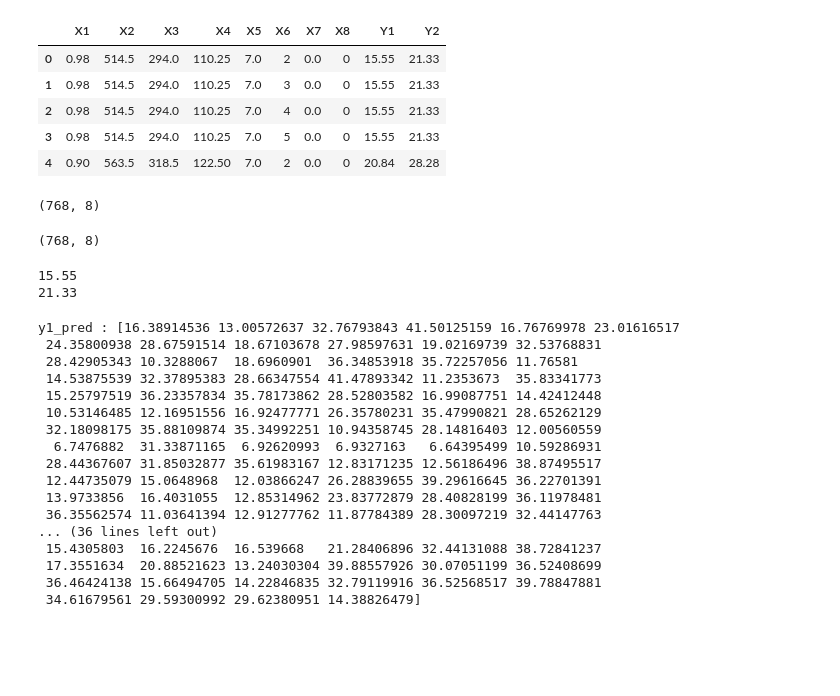
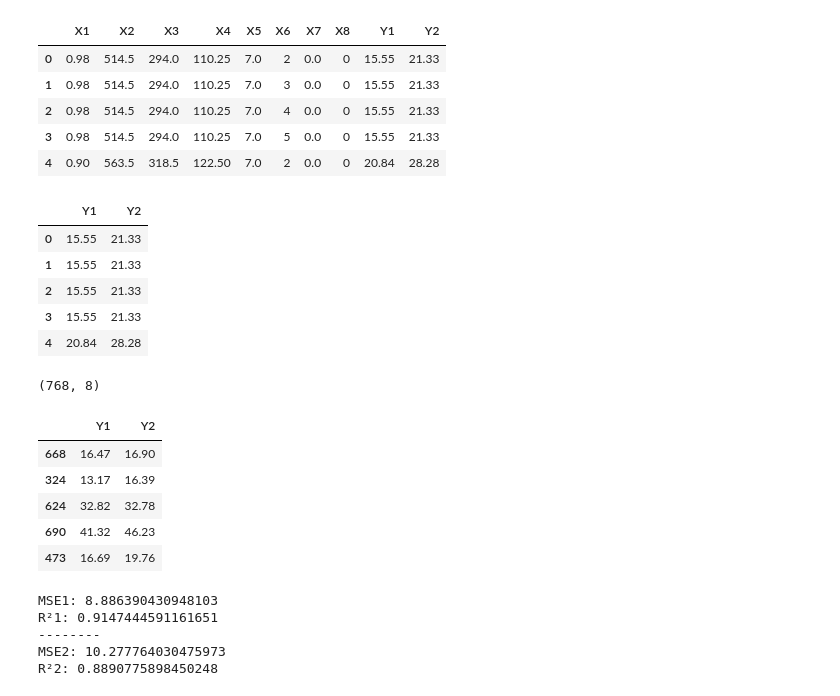
Before and after one commit to bakirmohammed1234/Prediction_Efficacite_Energetique_Batiments, a Jupyter notebook: PrédictionEfficacitéÉnergétiqueBâtiments.ipynb, the cells around one changed output. Cells and saved outputs as stored; diff of their text form; code cells hidden in the pictures; blank space fills up the shorter version.

```diff
--- a/PrédictionEfficacitéÉnergétiqueBâtiments.ipynb
+++ b/PrédictionEfficacitéÉnergétiqueBâtiments.ipynb
@@ -18,12 +18,17 @@ df.head()
 | 4 | 0.90 | 563.5 | 318.5 | 122.50 | 7.0 | 2 | 0.0 | 0 | 20.84 | 28.28 |
 # %%
 X=df.iloc[:,0:8]
-Y1=df.iloc[:,8]
-Y2=df.iloc[:,9]
+Y=df.iloc[:,8:10]
 
-X.shape
+
+Y.head()
 # %% [output]
-(768, 8)
+|  | Y1 | Y2 |
+| 0 | 15.55 | 21.33 |
+| 1 | 15.55 | 21.33 |
+| 2 | 15.55 | 21.33 |
+| 3 | 15.55 | 21.33 |
+| 4 | 20.84 | 28.28 |
 # %%
 scaler = StandardScaler()
 X = scaler.fit_transform(X)
@@ -36,13 +41,14 @@ def splitData(X, Y):
     return X_train, X_test, y_train, y_test
 # %%
-X_train, X_test, y1_train, y1_test =splitData(X, Y1)
-print(y1_train[0])
-
-X_train, X_test, y2_train, y2_test =splitData(X, Y2)
-print(y2_train[0])
+ X_train, X_test, y_train, y_test = train_test_split(X, Y, test_size=0.2, random_state=42)
+y_test.head()
 # %% [output]
-15.55
-21.33
+|  | Y1 | Y2 |
+| 668 | 16.47 | 16.90 |
+| 324 | 13.17 | 16.39 |
+| 624 | 32.82 | 32.78 |
+| 690 | 41.32 | 46.23 |
+| 473 | 16.69 | 19.76 |
 # %%
 def bp_model(X_train, y_train,X_test,hidden_layer=(50, 30,20), acti='relu' ,sol='adam',max_it=5000,random_st=42):
     bp = MLPRegressor(hidden_layer_sizes=hidden_layer,  # architecture du réseau
@@ -56,25 +62,14 @@ def bp_model(X_train, y_train,X_test,hidden_layer=(50, 30,20), acti='relu' ,sol=
 
     return y_pred
 # %%
-y1_pred = bp_model(X_train, y1_train,X_test,hidden_layer=(50, 30,20), acti='relu' ,sol='adam',max_it=5000,random_st=42)
-y2_pred= bp_model(X_train, y2_train,X_test,hidden_layer=(50, 40,30,20), acti='relu' ,sol='adam',max_it=10000,random_st=42)
-print("y1_pred :",y1_pred)
-print("y2_pred :",y2_pred)
+y_predM1 = bp_model(X_train, y_train,X_test,hidden_layer=(13, 10,9), acti='relu' ,sol='adam',max_it=1000,random_st=42)
+#print("y_pred :",y_pred.shape)
+#y_pred[:,0]
-# %% [output]
-y1_pred : [16.38914536 13.00572637 32.76793843 41.50125159 16.76769978 23.01616517
- 24.35800938 28.67591514 18.67103678 27.98597631 19.02169739 32.53768831
- 28.42905343 10.3288067  18.6960901  36.34853918 35.72257056 11.76581
- 14.53875539 32.37895383 28.66347554 41.47893342 11.2353673  35.83341773
- 15.25797519 36.23357834 35.78173862 28.52803582 16.99087751 14.42412448
- 10.53146485 12.16951556 16.92477771 26.35780231 35.47990821 28.65262129
- 32.18098175 35.88109874 35.34992251 10.94358745 28.14816403 12.00560559
-  6.7476882  31.33871165  6.92620993  6.9327163   6.64395499 10.59286931
- 28.44367607 31.85032877 35.61983167 12.83171235 12.56186496 38.87495517
- 12.44735079 15.0648968  12.03866247 26.28839655 39.29616645 36.22701391
- 13.9733856  16.4031055  12.85314962 23.83772879 28.40828199 36.11978481
- 36.35562574 11.03641394 12.91277762 11.87784389 28.30097219 32.44147763
-... (36 lines left out)
- 15.4305803  16.2245676  16.539668   21.28406896 32.44131088 38.72841237
- 17.3551634  20.88521623 13.24030304 39.88557926 30.07051199 36.52408699
- 36.46424138 15.66494705 14.22846835 32.79119916 36.52568517 39.78847881
- 34.61679561 29.59300992 29.62380951 14.38826479]
+# %%
+ Pmetrics(y_test,y_pred)
+# %% [output]
+MSE1: 8.886390430948103
+R²1: 0.9147444591161651
+--------
+MSE2: 10.277764030475973
+R²2: 0.8890775898450248
```
Also changed, not shown: parts of 11 cells of this notebook.
